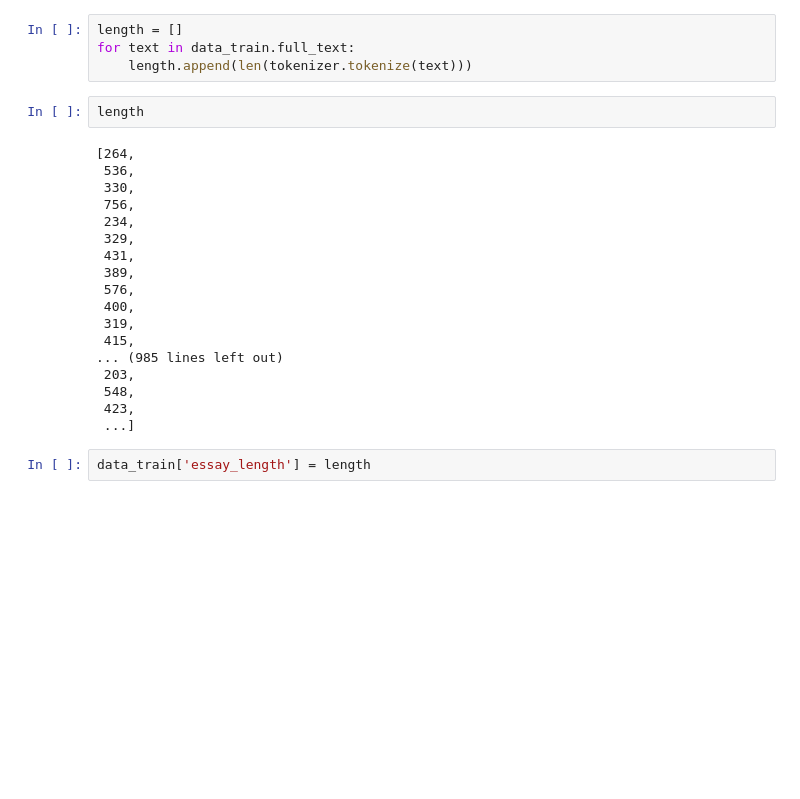
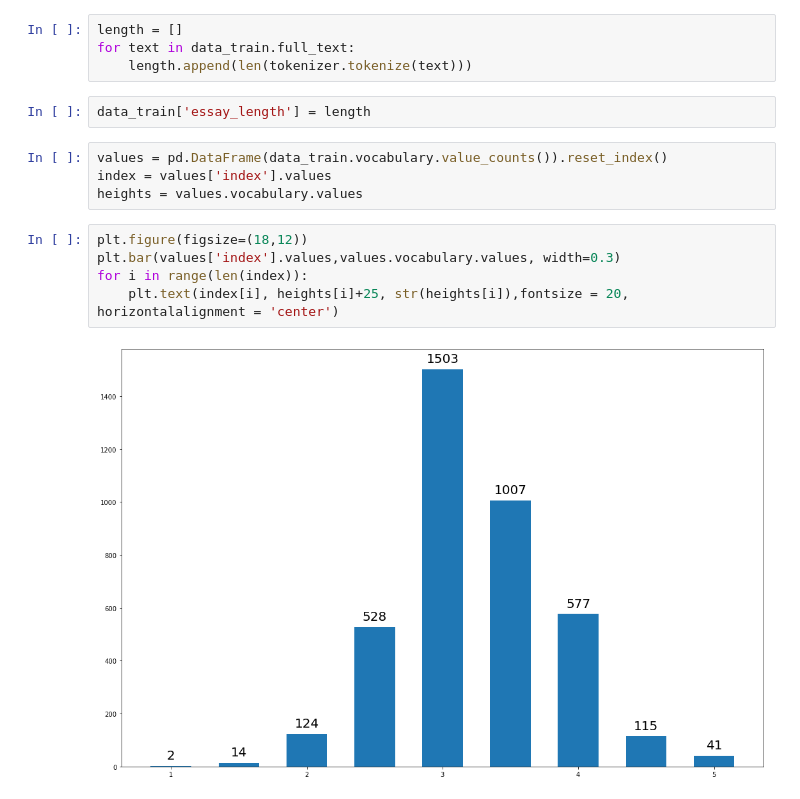
Before and after one commit to AImeetsAG/English-Language-Learning-Feedback-Machine-Learning-Competition, a Jupyter notebook: Vocabulary_Arpan.ipynb, the cells around one changed output. Drawn from its saved outputs; the diff is of its cells as text; blank space fills up the shorter version.

Commit message:
Updating vocabulary predictin

```diff
--- a/Vocabulary_Arpan.ipynb
+++ b/Vocabulary_Arpan.ipynb
@@ -31,26 +29,17 @@ data_train
 length = []
 for text in data_train.full_text:
     length.append(len(tokenizer.tokenize(text)))
-# %%
-length
-# %% [output]
-[264,
- 536,
- 330,
- 756,
- 234,
- 329,
- 431,
- 389,
- 576,
- 400,
- 319,
- 415,
-... (985 lines left out)
- 203,
- 548,
- 423,
- ...]
 # %%
 data_train['essay_length'] = length
+# %%
+values = pd.DataFrame(data_train.vocabulary.value_counts()).reset_index()
+index = values['index'].values
+heights = values.vocabulary.values
+# %%
+plt.figure(figsize=(18,12))
+plt.bar(values['index'].values,values.vocabulary.values, width=0.3)
+for i in range(len(index)):
+    plt.text(index[i], heights[i]+25, str(heights[i]),fontsize = 20, horizontalalignment = 'center')
+# %% [output]
+[figure, added]
 # %%
```
Also changed, not shown: parts of 12 cells of this notebook.
